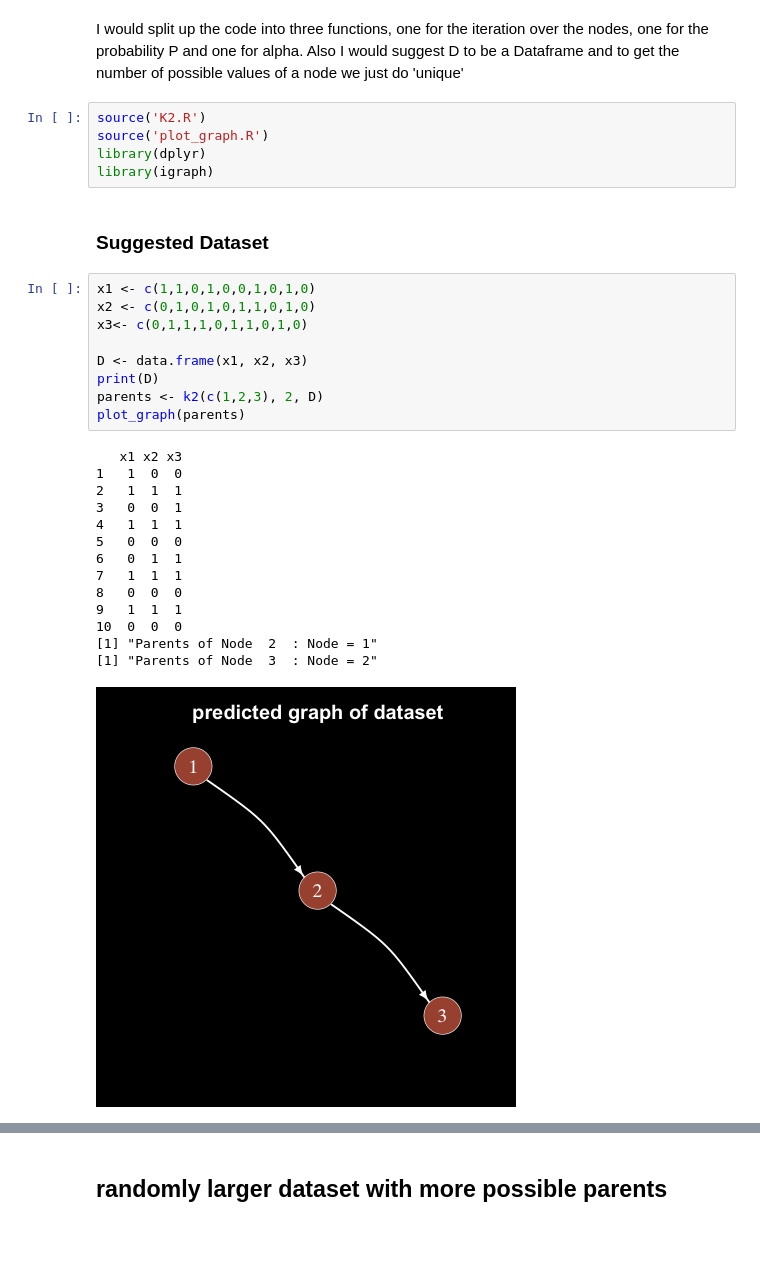
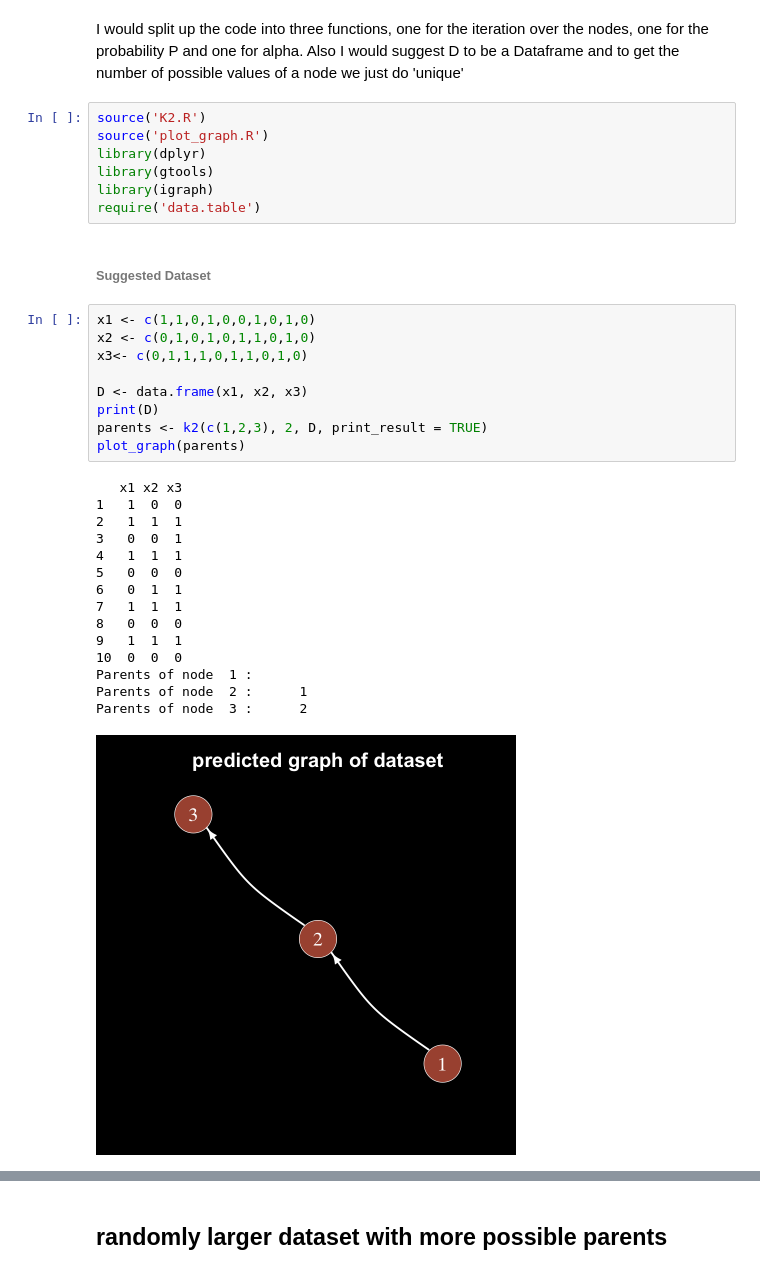
Before and after one commit to ElHuaco/Bayesian-topology, a Jupyter notebook: src/k2.ipynb, the cells around one changed output, grey strips where cells are left out. Drawn from its saved outputs; the diff is of its cells as text; blank space fills up the shorter version.

```diff
--- a/src/k2.ipynb
+++ b/src/k2.ipynb
@@ -14,30 +14,33 @@ Also I would suggest D to be a Dataframe and to get the number of possible value
 source('K2.R')
 source('plot_graph.R')
 library(dplyr)
+library(gtools)
 library(igraph)
+require('data.table')
 # %% [markdown]
-### Suggested Dataset
+###### Suggested Dataset
 # %%
 x1 <- c(1,1,0,1,0,0,1,0,1,0)
 x2 <- c(0,1,0,1,0,1,1,0,1,0)
 x3<- c(0,1,1,1,0,1,1,0,1,0)
 
 D <- data.frame(x1, x2, x3)
 print(D)
-parents <- k2(c(1,2,3), 2, D)
+parents <- k2(c(1,2,3), 2, D, print_result = TRUE)
 plot_graph(parents)
 # %% [output]
    x1 x2 x3
 1   1  0  0
 2   1  1  1
 3   0  0  1
 4   1  1  1
 5   0  0  0
 6   0  1  1
 7   1  1  1
 8   0  0  0
 9   1  1  1
 10  0  0  0
-[1] "Parents of Node  2  : Node = 1"
-[1] "Parents of Node  3  : Node = 2"
+Parents of node  1 :
+Parents of node  2 :      1
+Parents of node  3 :      2
-[figure, old version]
+[figure, new version]
```
Also changed, not shown: parts of 9 cells of this notebook, 2 other files.
